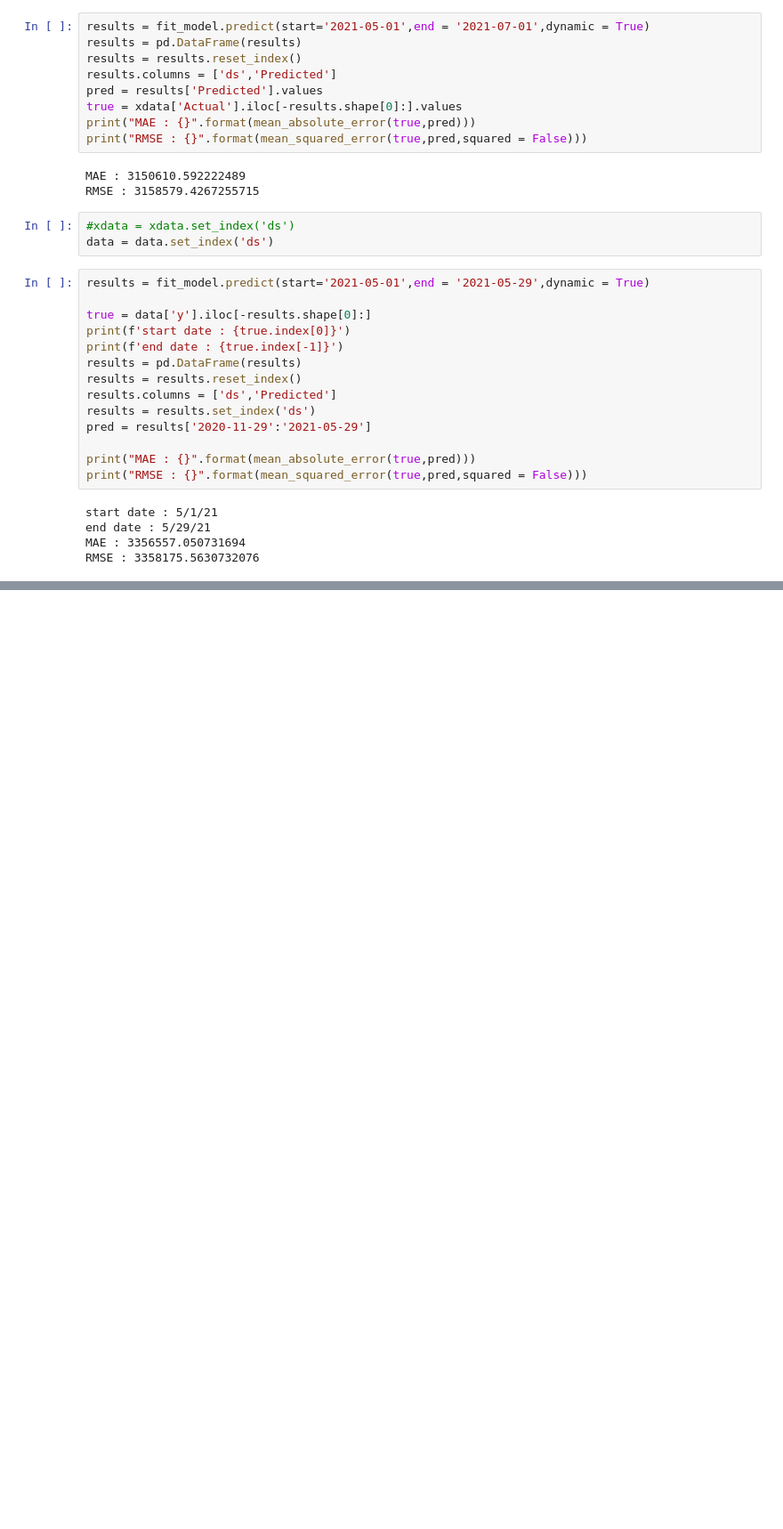
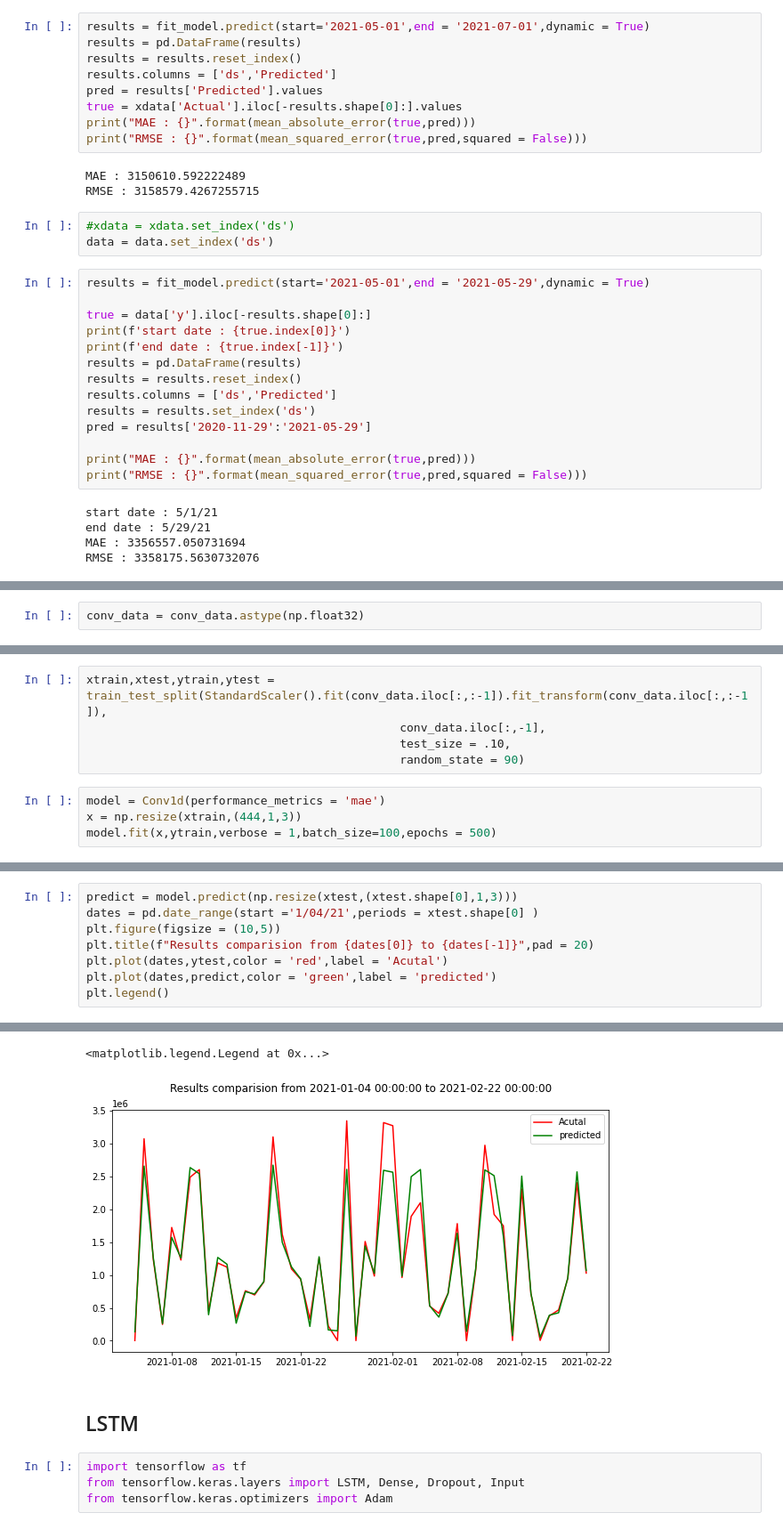
Before and after one commit to muhammad-usman147/CovidAnalysis, a Jupyter notebook: forecasting.ipynb, the cells around one changed output, grey strips where cells are left out. Shown: that part at 89% size. Drawn from its saved outputs; the diff is of its cells as text; blank space fills up the shorter version.

```diff
--- a/forecasting.ipynb
+++ b/forecasting.ipynb
@@ -340,0 +349,2 @@ data
+# %%
+conv_data = conv_data.astype(np.float32)
@@ -340,0 +435,9 @@ data
+# %%
+xtrain,xtest,ytrain,ytest = train_test_split(StandardScaler().fit(conv_data.iloc[:,:-1]).fit_transform(conv_data.iloc[:,:-1]),
+                                             conv_data.iloc[:,-1],
+                                             test_size = .10,
+                                             random_state = 90)
+# %%
+model = Conv1d(performance_metrics = 'mae')
+x = np.resize(xtrain,(444,1,3))
+model.fit(x,ytrain,verbose = 1,batch_size=100,epochs = 500)
@@ -340,0 +471,9 @@ data
+# %%
+predict = model.predict(np.resize(xtest,(xtest.shape[0],1,3)))
+dates = pd.date_range(start ='1/04/21',periods = xtest.shape[0] )
+plt.figure(figsize = (10,5))
+plt.title(f"Results comparision from {dates[0]} to {dates[-1]}",pad = 20)
+plt.plot(dates,ytest,color = 'red',label = 'Acutal')
+plt.plot(dates,predict,color = 'green',label = 'predicted')
+plt.legend()
+# %% [output]
@@ -340,0 +481,8 @@ data
+<matplotlib.legend.Legend at 0x...>
+[figure, added]
+# %% [markdown]
+## LSTM
+# %%
+import tensorflow as tf
+from tensorflow.keras.layers import LSTM, Dense, Dropout, Input
+from tensorflow.keras.optimizers import Adam
```
Also changed, not shown: parts of 43 cells of this notebook.
